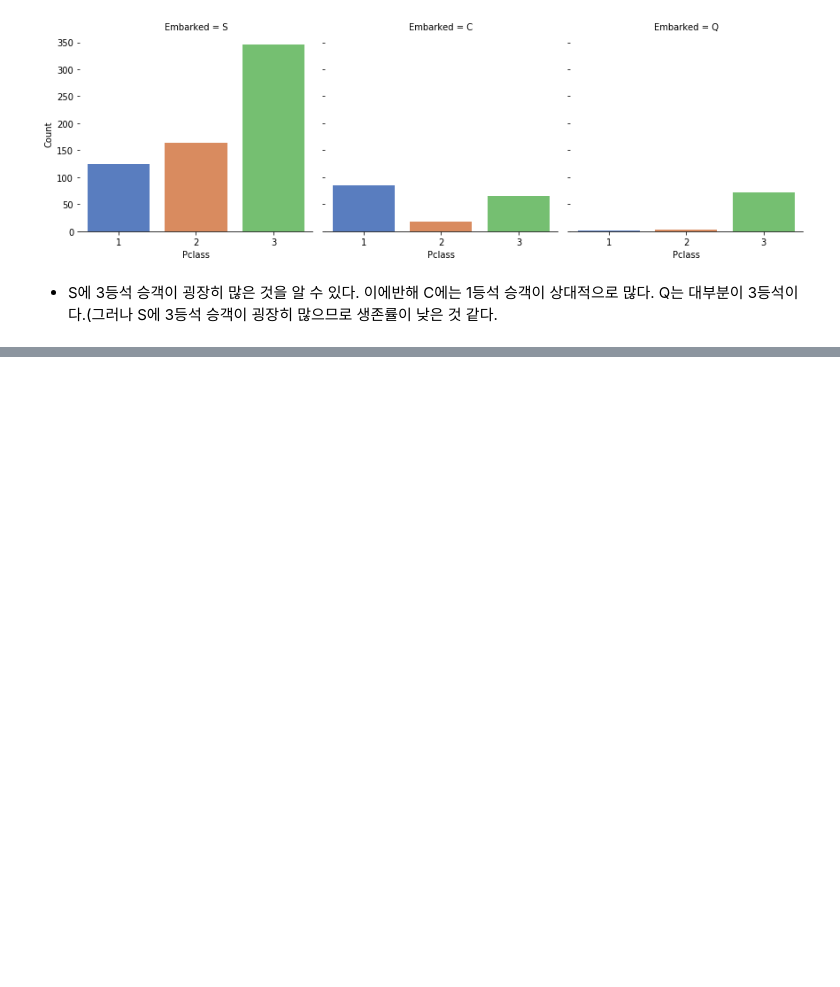
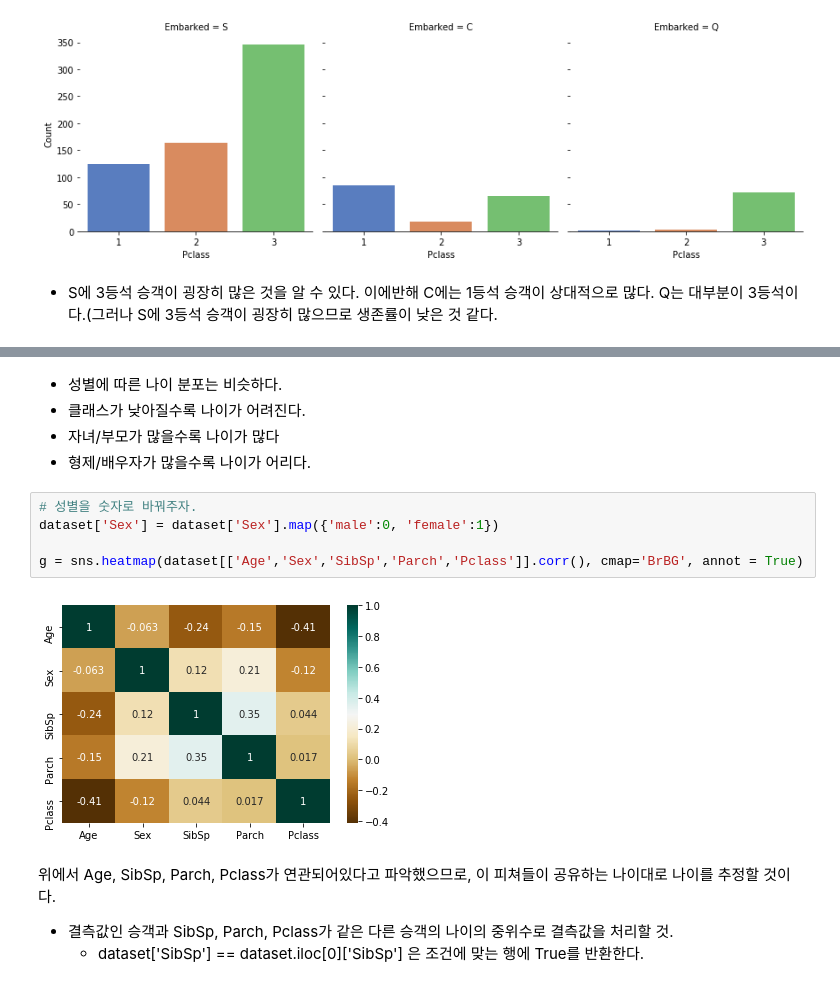
Before and after one commit to InkyunMoon/TIL, a Jupyter notebook: 5. Kaggle/Titanic3(Top 4% with ensemble modeling).ipynb, the cells around one changed output, grey strips where cells are left out. Cells and saved outputs as stored; diff of their text form; blank space fills up the shorter version.

```diff
--- a/5. Kaggle/Titanic3(Top 4% with ensemble modeling).ipynb
+++ b/5. Kaggle/Titanic3(Top 4% with ensemble modeling).ipynb
@@ -278,0 +293,16 @@ https://www.kaggle.com/yassineghouzam/titanic-top-4-with-ensemble-modeling
+# %% [markdown]
+- 성별에 따른 나이 분포는 비슷하다.
+- 클래스가 낮아질수록 나이가 어려진다.
+- 자녀/부모가 많을수록 나이가 많다
+- 형제/배우자가 많을수록 나이가 어리다.
+# %%
+# 성별을 숫자로 바꿔주자.
+dataset['Sex'] = dataset['Sex'].map({'male':0, 'female':1})
+
+g = sns.heatmap(dataset[['Age','Sex','SibSp','Parch','Pclass']].corr(), cmap='BrBG', annot = True)
+# %% [output]
+[figure, added]
+# %% [markdown]
+위에서 Age, SibSp, Parch, Pclass가 연관되어있다고 파악했으므로, 이 피쳐들이 공유하는 나이대로 나이를 추정할 것이다.
+- 결측값인 승객과 SibSp, Parch, Pclass가 같은 다른 승객의 나이의 중위수로 결측값을 처리할 것.
+    - dataset['SibSp'] == dataset.iloc[0]['SibSp'] 은 조건에 맞는 행에 True를 반환한다.
```
Also changed, not shown: parts of 64 cells of this notebook, 3 other files.
